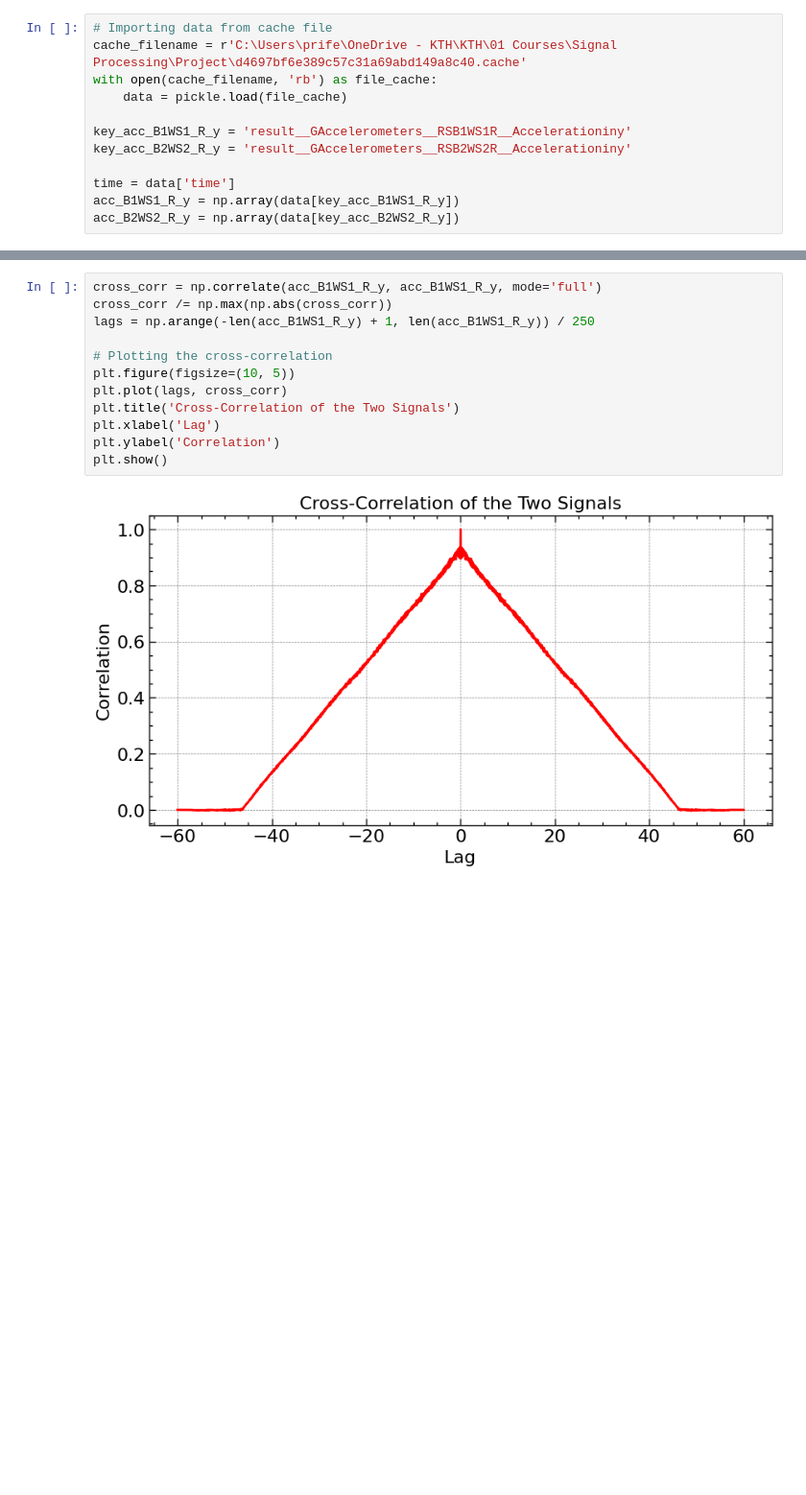
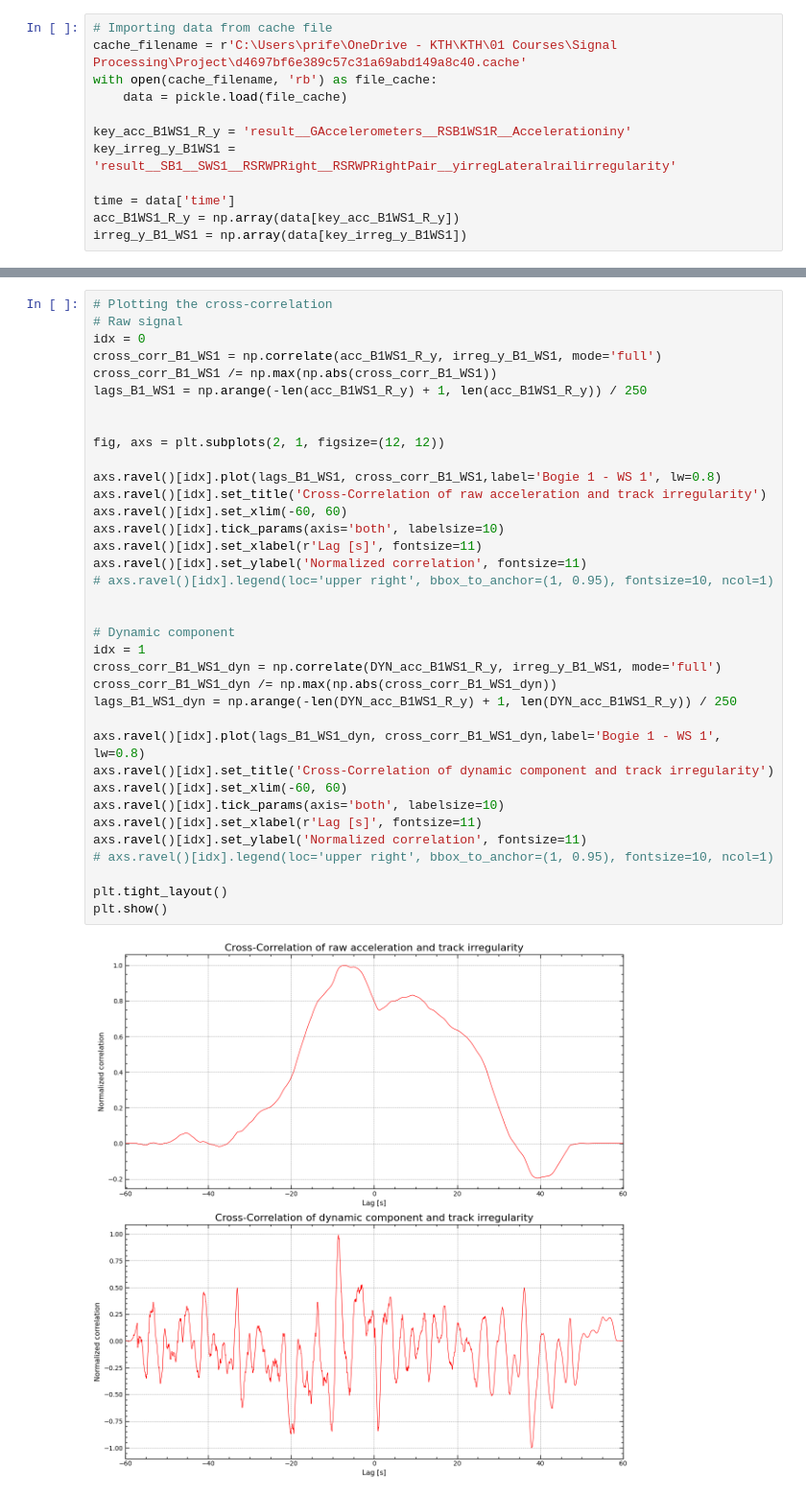
Before and after one commit to dprifer/KTH, a Jupyter notebook: SignalProcessing/Project.ipynb, the cells around one changed output, grey strips where cells are left out. Shown at 96% size. Drawn from its saved outputs; the diff is of its cells as text; blank space fills up the shorter version.

```diff
--- a/SignalProcessing/Project.ipynb
+++ b/SignalProcessing/Project.ipynb
@@ -11,10 +14,10 @@ with open(cache_filename, 'rb') as file_cache:
     data = pickle.load(file_cache)
 
 key_acc_B1WS1_R_y = 'result__GAccelerometers__RSB1WS1R__Accelerationiny'
-key_acc_B2WS2_R_y = 'result__GAccelerometers__RSB2WS2R__Accelerationiny'
+key_irreg_y_B1WS1 = 'result__SB1__SWS1__RSRWPRight__RSRWPRightPair__yirregLateralrailirregularity'
 
 time = data['time']
 acc_B1WS1_R_y = np.array(data[key_acc_B1WS1_R_y])
-acc_B2WS2_R_y = np.array(data[key_acc_B2WS2_R_y])
+irreg_y_B1_WS1 = np.array(data[key_irreg_y_B1WS1])
 # %%
 # Plotting raw signal
@@ -85,14 +85,38 @@ plt.show()
 # %%
-cross_corr = np.correlate(acc_B1WS1_R_y, acc_B1WS1_R_y, mode='full')
-cross_corr /= np.max(np.abs(cross_corr))
-lags = np.arange(-len(acc_B1WS1_R_y) + 1, len(acc_B1WS1_R_y)) / 250
+# Plotting the cross-correlation
+# Raw signal
+idx = 0
+cross_corr_B1_WS1 = np.correlate(acc_B1WS1_R_y, irreg_y_B1_WS1, mode='full')
+cross_corr_B1_WS1 /= np.max(np.abs(cross_corr_B1_WS1))
+lags_B1_WS1 = np.arange(-len(acc_B1WS1_R_y) + 1, len(acc_B1WS1_R_y)) / 250
 
-# Plotting the cross-correlation
-plt.figure(figsize=(10, 5))
-plt.plot(lags, cross_corr)
-plt.title('Cross-Correlation of the Two Signals')
-plt.xlabel('Lag')
-plt.ylabel('Correlation')
+
+fig, axs = plt.subplots(2, 1, figsize=(12, 12))
+
+axs.ravel()[idx].plot(lags_B1_WS1, cross_corr_B1_WS1,label='Bogie 1 - WS 1', lw=0.8)
+axs.ravel()[idx].set_title('Cross-Correlation of raw acceleration and track irregularity')
+axs.ravel()[idx].set_xlim(-60, 60)
+axs.ravel()[idx].tick_params(axis='both', labelsize=10)
+axs.ravel()[idx].set_xlabel(r'Lag [s]', fontsize=11)
+axs.ravel()[idx].set_ylabel('Normalized correlation', fontsize=11)
+# axs.ravel()[idx].legend(loc='upper right', bbox_to_anchor=(1, 0.95), fontsize=10, ncol=1)
+
+
+# Dynamic component
+idx = 1
+cross_corr_B1_WS1_dyn = np.correlate(DYN_acc_B1WS1_R_y, irreg_y_B1_WS1, mode='full')
+cross_corr_B1_WS1_dyn /= np.max(np.abs(cross_corr_B1_WS1_dyn))
+lags_B1_WS1_dyn = np.arange(-len(DYN_acc_B1WS1_R_y) + 1, len(DYN_acc_B1WS1_R_y)) / 250
+
+axs.ravel()[idx].plot(lags_B1_WS1_dyn, cross_corr_B1_WS1_dyn,label='Bogie 1 - WS 1', lw=0.8)
+axs.ravel()[idx].set_title('Cross-Correlation of dynamic component and track irregularity')
+axs.ravel()[idx].set_xlim(-60, 60)
+axs.ravel()[idx].tick_params(axis='both', labelsize=10)
+axs.ravel()[idx].set_xlabel(r'Lag [s]', fontsize=11)
+axs.ravel()[idx].set_ylabel('Normalized correlation', fontsize=11)
+# axs.ravel()[idx].legend(loc='upper right', bbox_to_anchor=(1, 0.95), fontsize=10, ncol=1)
+
+plt.tight_layout()
 plt.show()
 # %% [output]
-[figure, old version]
+[figure, new version]
```
Also changed, not shown: parts of 13 cells of this notebook.
